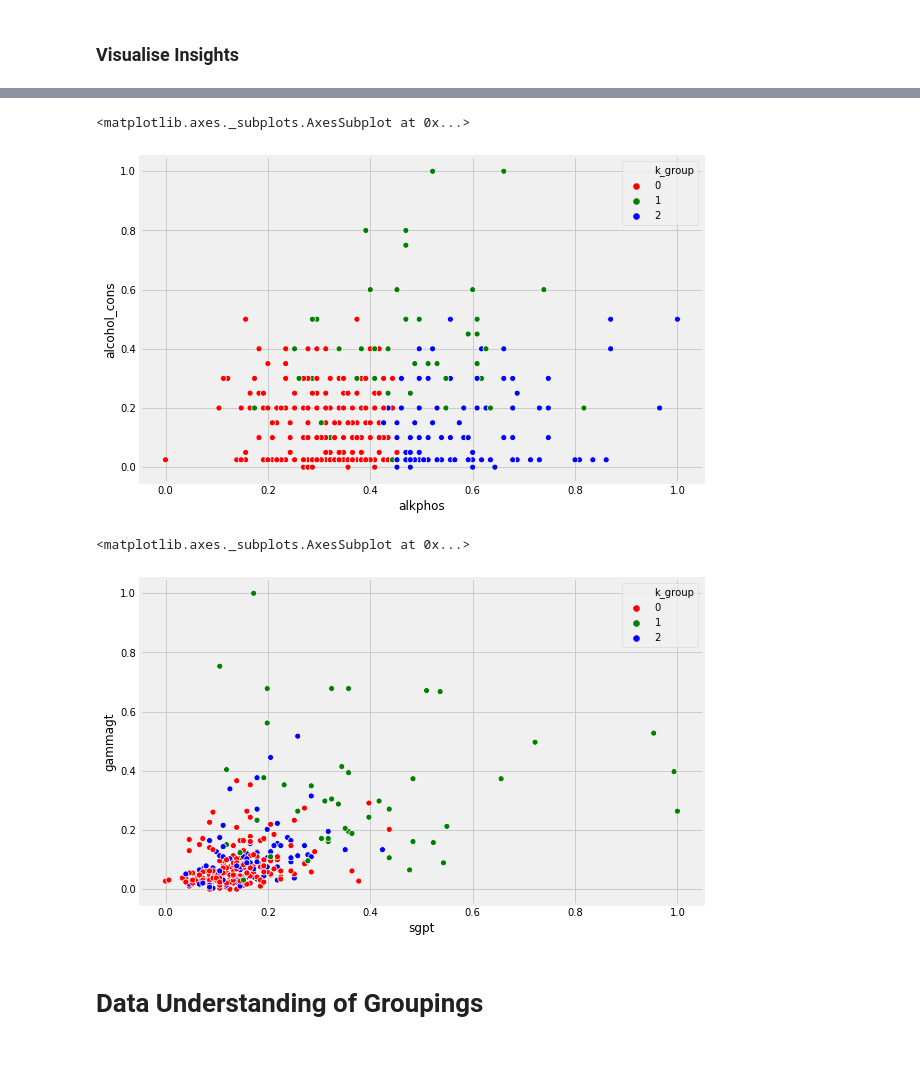
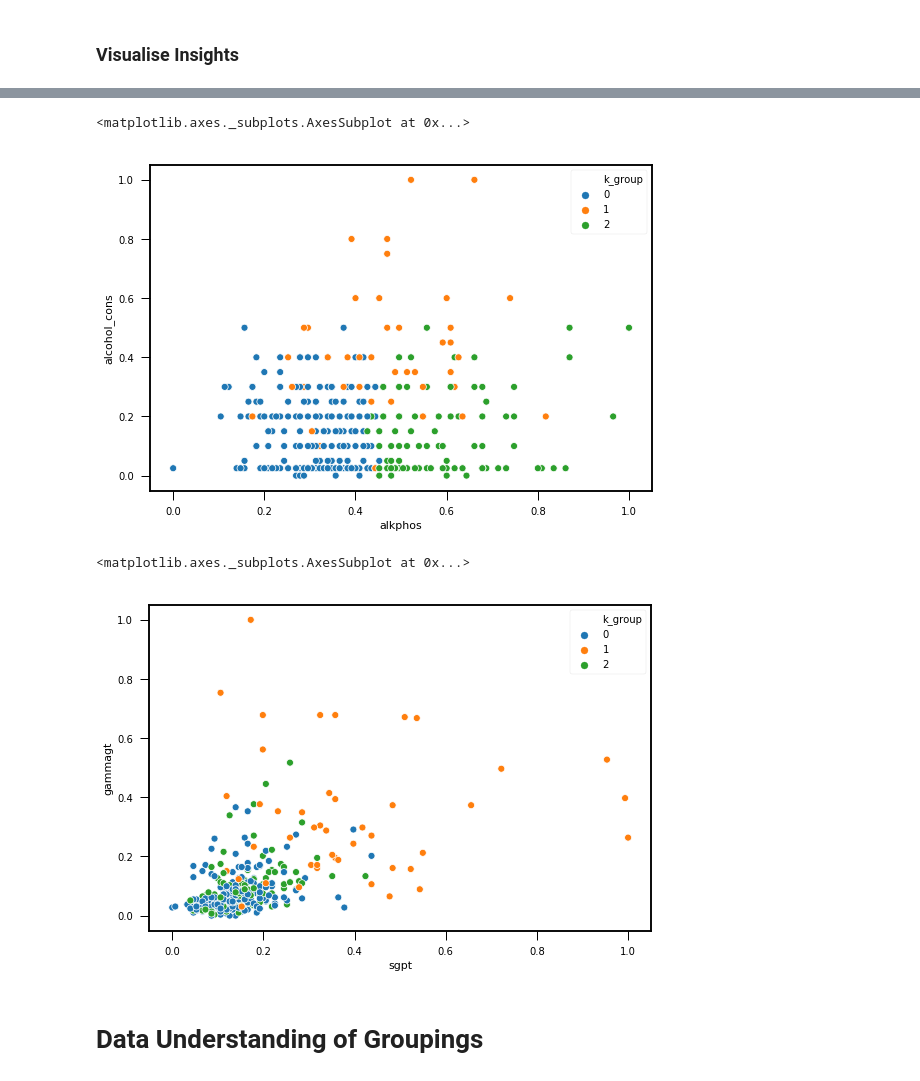
Before and after one commit to alessiomorteo/LiverDiseaseData, a Jupyter notebook: 1-Liver_ Disease.ipynb, the cells around one changed output, grey strips where cells are left out. Cells and saved outputs as stored; diff of their text form; code cells hidden in the pictures.

```diff
--- a/1-Liver_ Disease.ipynb
+++ b/1-Liver_ Disease.ipynb
@@ -10,7 +10,8 @@ import numpy as np
 import matplotlib.pyplot as plt
 from matplotlib import style
 import seaborn as sns
-style.use("fivethirtyeight")
+sns.set_context("talk")
+style.use("seaborn-notebook")
 # %%
 # Import the data - strip each line of \n and split into 7 columns
 with open(r"bupa.data") as fp:
@@ -130,9 +140,7 @@ sns.countplot(data=scaled_df, x="k_group")
 # %% [markdown]
 ### Visualise Insights
 # %%
-color_dict = dict({0: "red",
-                   1: "green",
-                   2: "blue"}) # Assign a dictionary for colour assignment
+color_dict = sns.color_palette()[:3] # Assign a palette for colour assignment
 # %%
 plt.subplots(figsize=(9, 6))
 sns.scatterplot(x="sgpt", y="gammagt", hue="k_group", palette=color_dict, data=scaled_df)
@@ -168,14 +176,13 @@ plt.subplots(figsize=(9, 6))
 sns.scatterplot(x="alkphos", y="alcohol_cons", hue="k_group", palette=color_dict, data=scaled_df)
 # %% [output]
 <matplotlib.axes._subplots.AxesSubplot at 0x...>
-[figure, old version]
+[figure, new version]
 # %%
 plt.subplots(figsize=(9, 6))
-sns.scatterplot(x="sgpt", y="gammagt", hue="k_group",
-                palette=color_dict, data=scaled_df)
+sns.scatterplot(x="sgpt", y="gammagt", hue="k_group", palette=color_dict, data=scaled_df)
 # %% [output]
 <matplotlib.axes._subplots.AxesSubplot at 0x...>
-[figure, old version]
+[figure, new version]
 # %% [markdown]
 # Data Understanding of Groupings
 # %%
```
Also changed, not shown: parts of 18 cells of this notebook.
